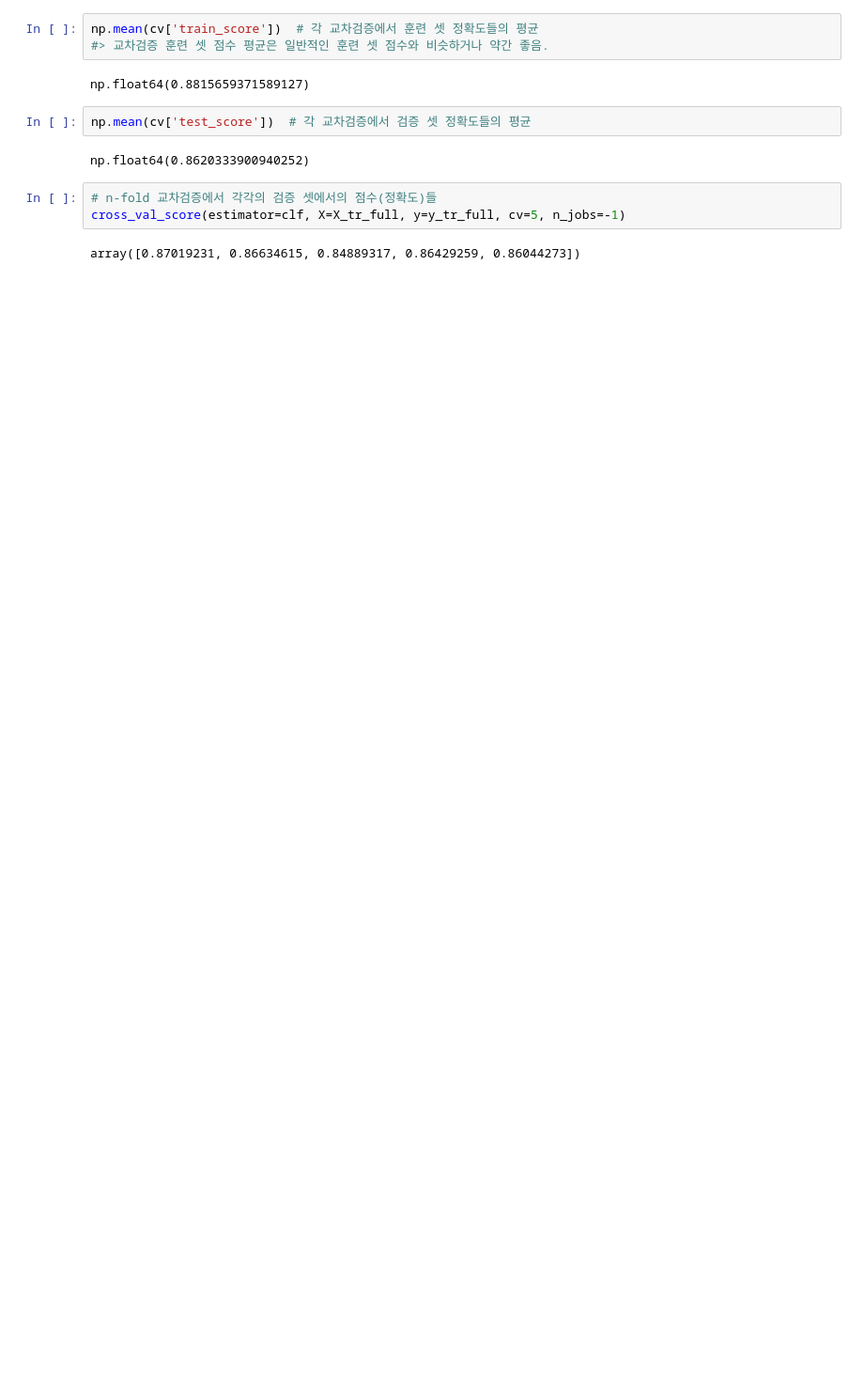
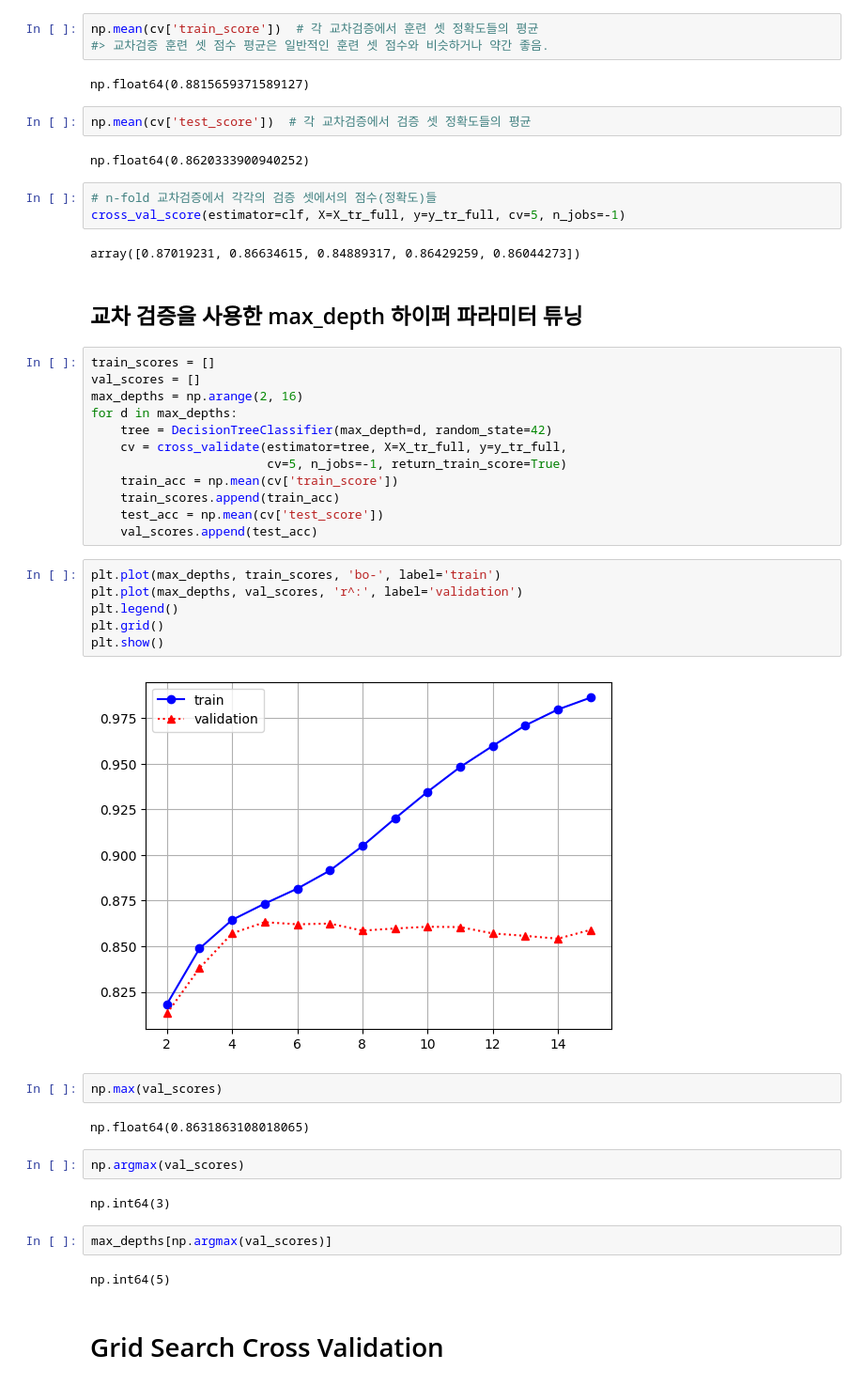
Before and after one commit to JakeOh/202505_BD50, a Jupyter notebook: lab_da/ml10_decision_tree.ipynb, the cells around one changed output. Shown at 94% size. Drawn from its saved outputs; the diff is of its cells as text; blank space fills up the shorter version.

Commit message:
cross validation, grid search cross validation

```diff
--- a/lab_da/ml10_decision_tree.ipynb
+++ b/lab_da/ml10_decision_tree.ipynb
@@ -420,3 +420,39 @@ np.float64(0.8620333900940252)
 cross_val_score(estimator=clf, X=X_tr_full, y=y_tr_full, cv=5, n_jobs=-1)
 # %% [output]
 array([0.87019231, 0.86634615, 0.84889317, 0.86429259, 0.86044273])
+# %% [markdown]
+## 교차 검증을 사용한 max_depth 하이퍼 파라미터 튜닝
+# %%
+train_scores = []
+val_scores = []
+max_depths = np.arange(2, 16)
+for d in max_depths:
+    tree = DecisionTreeClassifier(max_depth=d, random_state=42)
+    cv = cross_validate(estimator=tree, X=X_tr_full, y=y_tr_full,
+                        cv=5, n_jobs=-1, return_train_score=True)
+    train_acc = np.mean(cv['train_score'])
+    train_scores.append(train_acc)
+    test_acc = np.mean(cv['test_score'])
+    val_scores.append(test_acc)
+# %%
+plt.plot(max_depths, train_scores, 'bo-', label='train')
+plt.plot(max_depths, val_scores, 'r^:', label='validation')
+plt.legend()
+plt.grid()
+plt.show()
+# %% [output]
+[figure, added]
+# %%
+np.max(val_scores)
+# %% [output]
+np.float64(0.8631863108018065)
+# %%
+np.argmax(val_scores)
+# %% [output]
+np.int64(3)
+# %%
+max_depths[np.argmax(val_scores)]
+# %% [output]
+np.int64(5)
+# %% [markdown]
+# Grid Search Cross Validation
```
Also changed, not shown: parts of 9 cells of this notebook.
